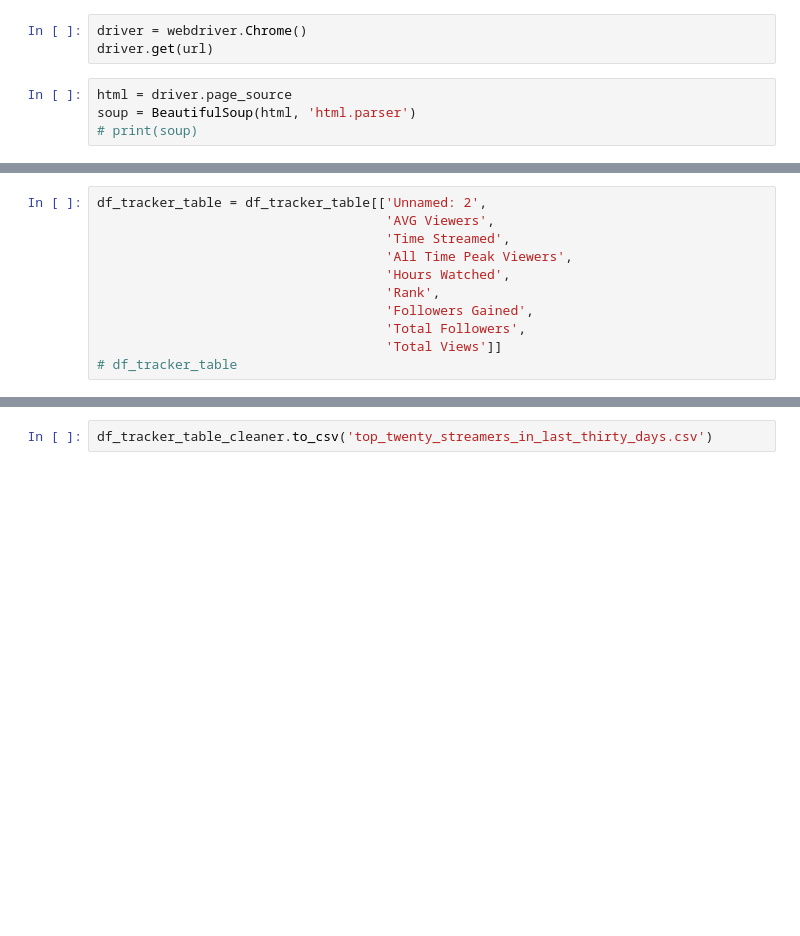
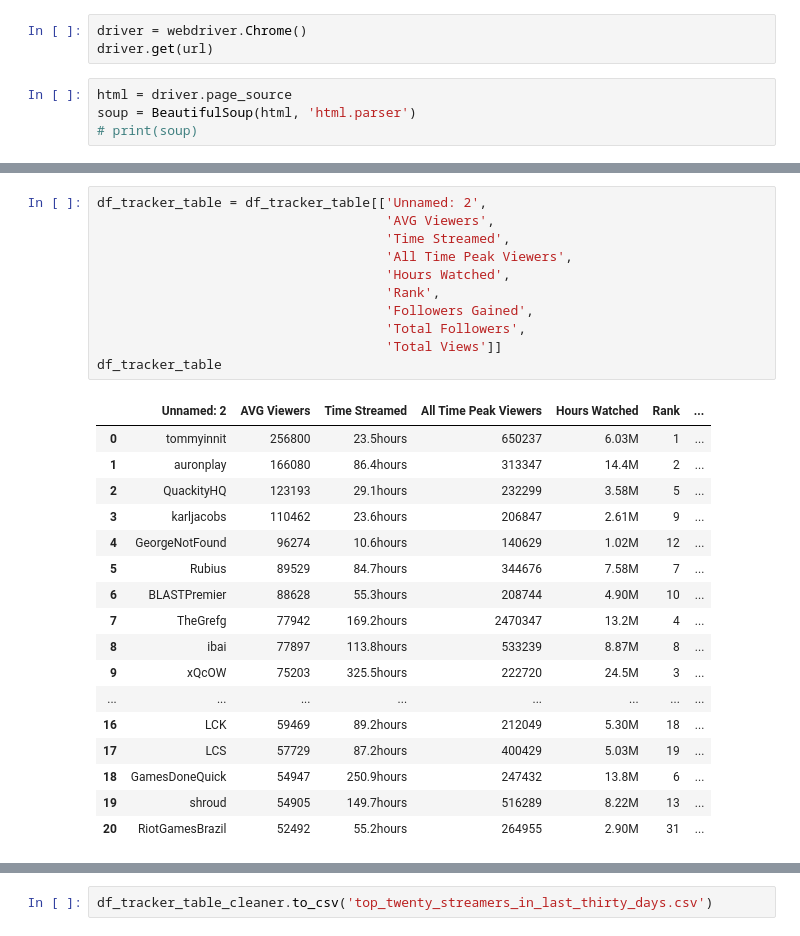
Before and after one commit to AshleeZ/Great-Gaming-Googlers---Twitch-Project-2, a Jupyter notebook: scraping_twitch tracker/Twitch Tracker Scraper.ipynb, the cells around one changed output, grey strips where cells are left out. Cells and saved outputs as stored; diff of their text form; blank space fills up the shorter version.

```diff
--- a/scraping_twitch tracker/Twitch Tracker Scraper.ipynb
+++ b/scraping_twitch tracker/Twitch Tracker Scraper.ipynb
@@ -39,14 +36,32 @@ df_tracker_table.head()
 # %%
 df_tracker_table = df_tracker_table[['Unnamed: 2',
                                      'AVG Viewers',
                                      'Time Streamed',
                                      'All Time Peak Viewers',
                                      'Hours Watched',
                                      'Rank',
                                      'Followers Gained',
                                      'Total Followers',
                                      'Total Views']]
-# df_tracker_table
+df_tracker_table
+# %% [output]
+|  | Unnamed: 2 | AVG Viewers | Time Streamed | All Time Peak Viewers | Hours Watched | Rank | ... |
+| 0 | tommyinnit | 256800 | 23.5hours | 650237 | 6.03M | 1 | ... |
+| 1 | auronplay | 166080 | 86.4hours | 313347 | 14.4M | 2 | ... |
+| 2 | QuackityHQ | 123193 | 29.1hours | 232299 | 3.58M | 5 | ... |
+| 3 | karljacobs | 110462 | 23.6hours | 206847 | 2.61M | 9 | ... |
+| 4 | GeorgeNotFound | 96274 | 10.6hours | 140629 | 1.02M | 12 | ... |
+| 5 | Rubius | 89529 | 84.7hours | 344676 | 7.58M | 7 | ... |
+| 6 | BLASTPremier | 88628 | 55.3hours | 208744 | 4.90M | 10 | ... |
+| 7 | TheGrefg | 77942 | 169.2hours | 2470347 | 13.2M | 4 | ... |
+| 8 | ibai | 77897 | 113.8hours | 533239 | 8.87M | 8 | ... |
+| 9 | xQcOW | 75203 | 325.5hours | 222720 | 24.5M | 3 | ... |
+| ... | ... | ... | ... | ... | ... | ... | ... |
+| 16 | LCK | 59469 | 89.2hours | 212049 | 5.30M | 18 | ... |
+| 17 | LCS | 57729 | 87.2hours | 400429 | 5.03M | 19 | ... |
+| 18 | GamesDoneQuick | 54947 | 250.9hours | 247432 | 13.8M | 6 | ... |
+| 19 | shroud | 54905 | 149.7hours | 516289 | 8.22M | 13 | ... |
+| 20 | RiotGamesBrazil | 52492 | 55.2hours | 264955 | 2.90M | 31 | ... |
 # %%
 df_tracker_table_cleaner = df_tracker_table.drop([10], axis='index')
 df_tracker_table_cleaner
```
Also changed, not shown: parts of 7 cells of this notebook.
